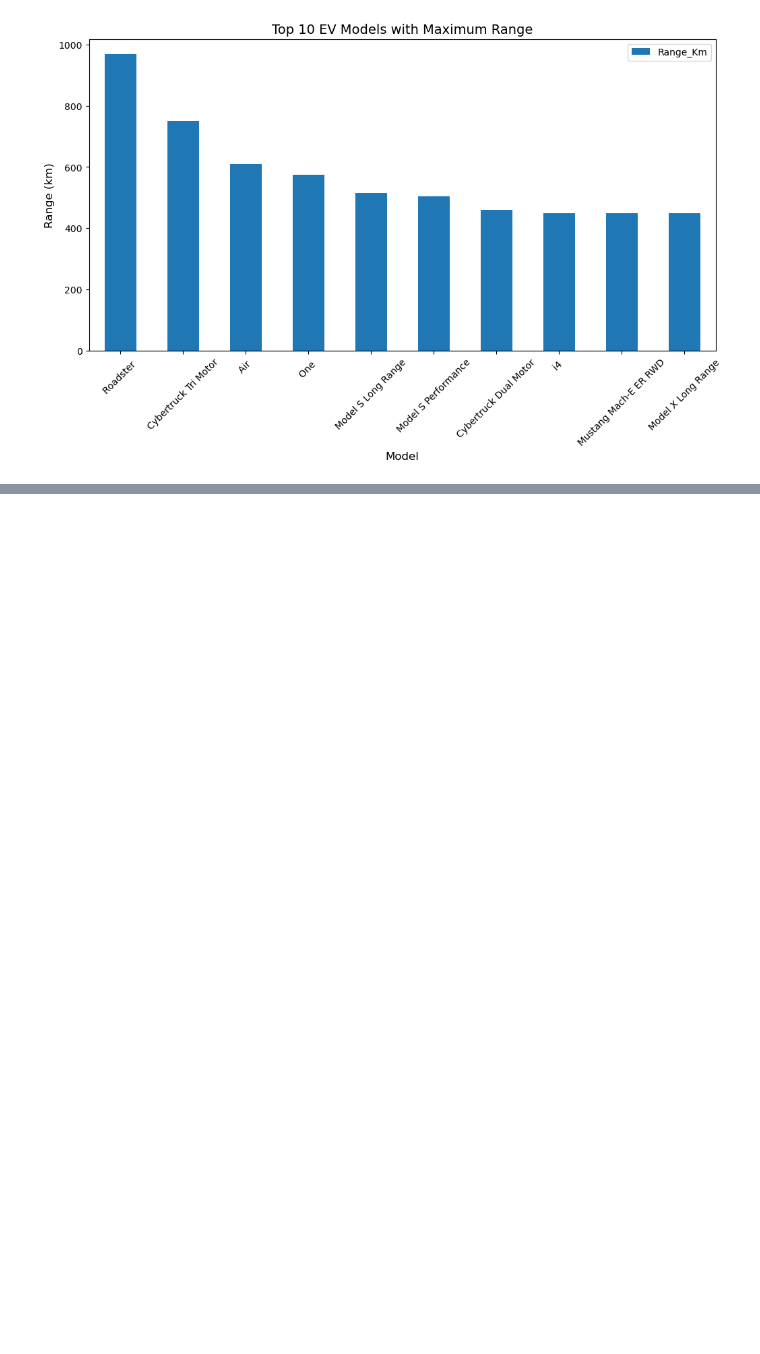
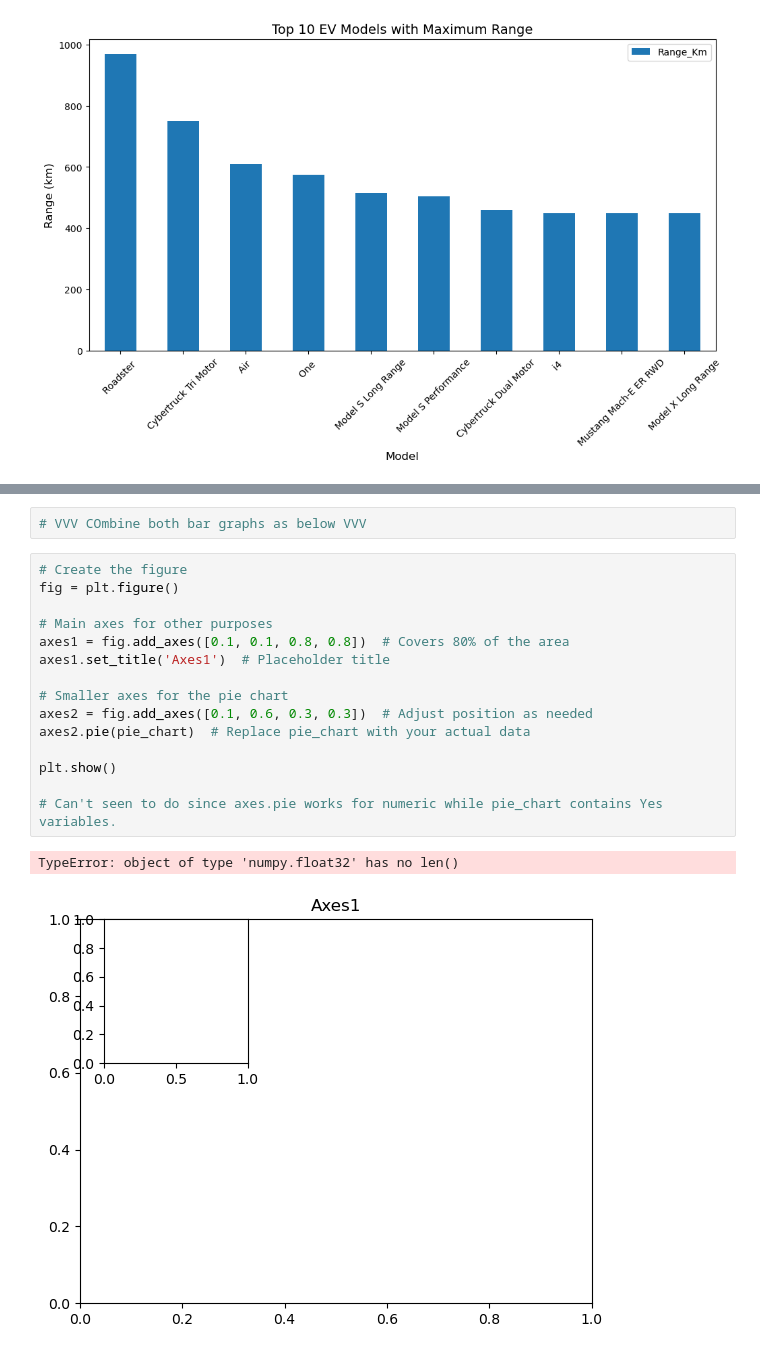
Before and after one commit to Normalitan/DataEV-First-Project, a Jupyter notebook: EV Data Exploration PROJECT.ipynb, the cells around one changed output, grey strips where cells are left out. Cells and saved outputs as stored; diff of their text form; blank space fills up the shorter version.

```diff
--- a/EV Data Exploration PROJECT.ipynb
+++ b/EV Data Exploration PROJECT.ipynb
@@ -141,0 +269,20 @@ plt.show()
+# %%
+# VVV COmbine both bar graphs as below VVV
+# %%
+# Create the figure
+fig = plt.figure()
+
+# Main axes for other purposes
+axes1 = fig.add_axes([0.1, 0.1, 0.8, 0.8])  # Covers 80% of the area
+axes1.set_title('Axes1')  # Placeholder title
+
+# Smaller axes for the pie chart
+axes2 = fig.add_axes([0.1, 0.6, 0.3, 0.3])  # Adjust position as needed
+axes2.pie(pie_chart)  # Replace pie_chart with your actual data
+
+plt.show()
+
+# Can't seen to do since axes.pie works for numeric while pie_chart contains Yes variables.
+# %% [output]
+TypeError: object of type 'numpy.float32' has no len()
+[figure, added]
```
Also changed, not shown: parts of 10 cells of this notebook.
